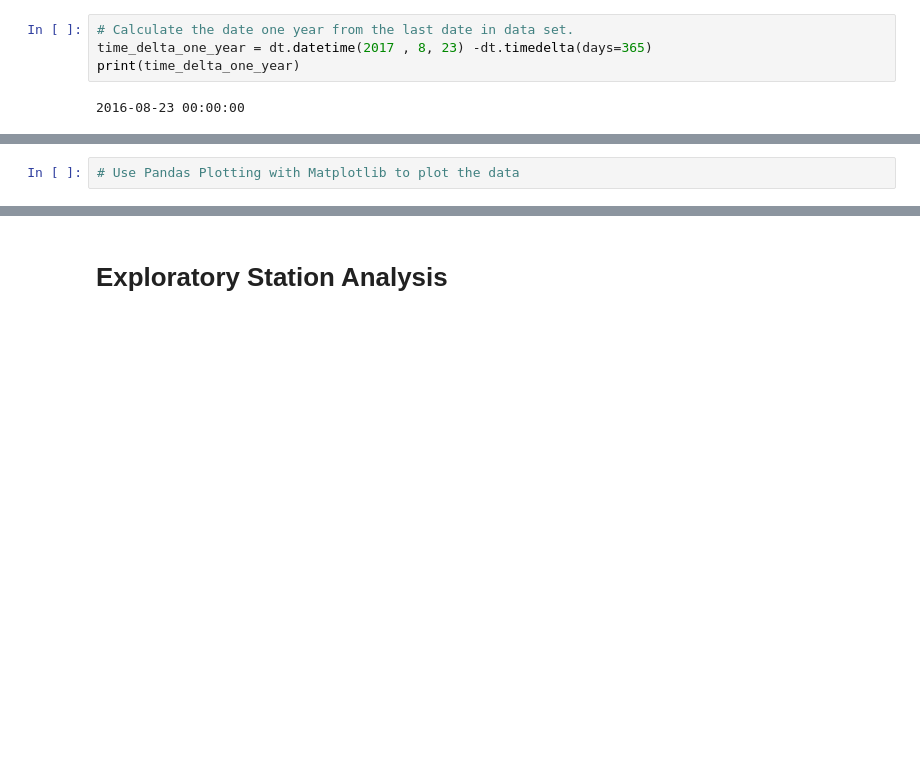
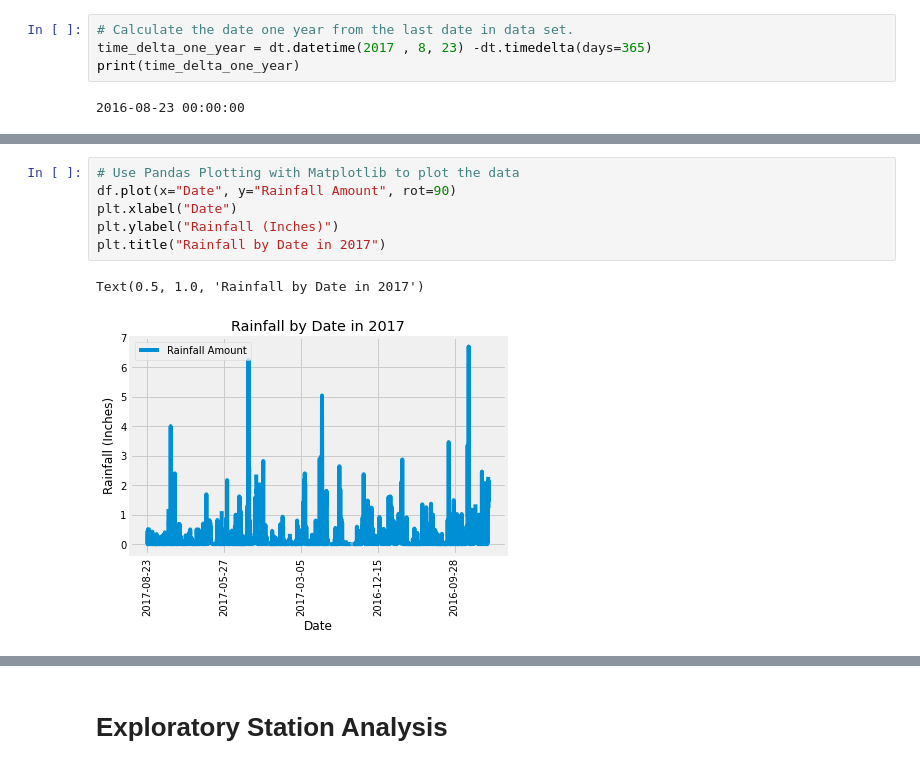
Before and after one commit to quettamar/SQLAlchemy-Challenge, a Jupyter notebook: climate_starter.ipynb, the cells around one changed output, grey strips where cells are left out. Cells and saved outputs as stored; diff of their text form; blank space fills up the shorter version.

Commit message:
completed queries and visualizations for part 1

```diff
--- a/climate_starter.ipynb
+++ b/climate_starter.ipynb
@@ -111,5 +117,12 @@ df
 # %%
 # Use Pandas Plotting with Matplotlib to plot the data
+df.plot(x="Date", y="Rainfall Amount", rot=90)
+plt.xlabel("Date")
+plt.ylabel("Rainfall (Inches)")
+plt.title("Rainfall by Date in 2017")
+# %% [output]
+Text(0.5, 1.0, 'Rainfall by Date in 2017')
+[figure, added]
 # %%
 # Use Pandas to calcualte the summary statistics for the precipitation data
 df.describe()
```
Also changed, not shown: parts of 12 cells of this notebook.
